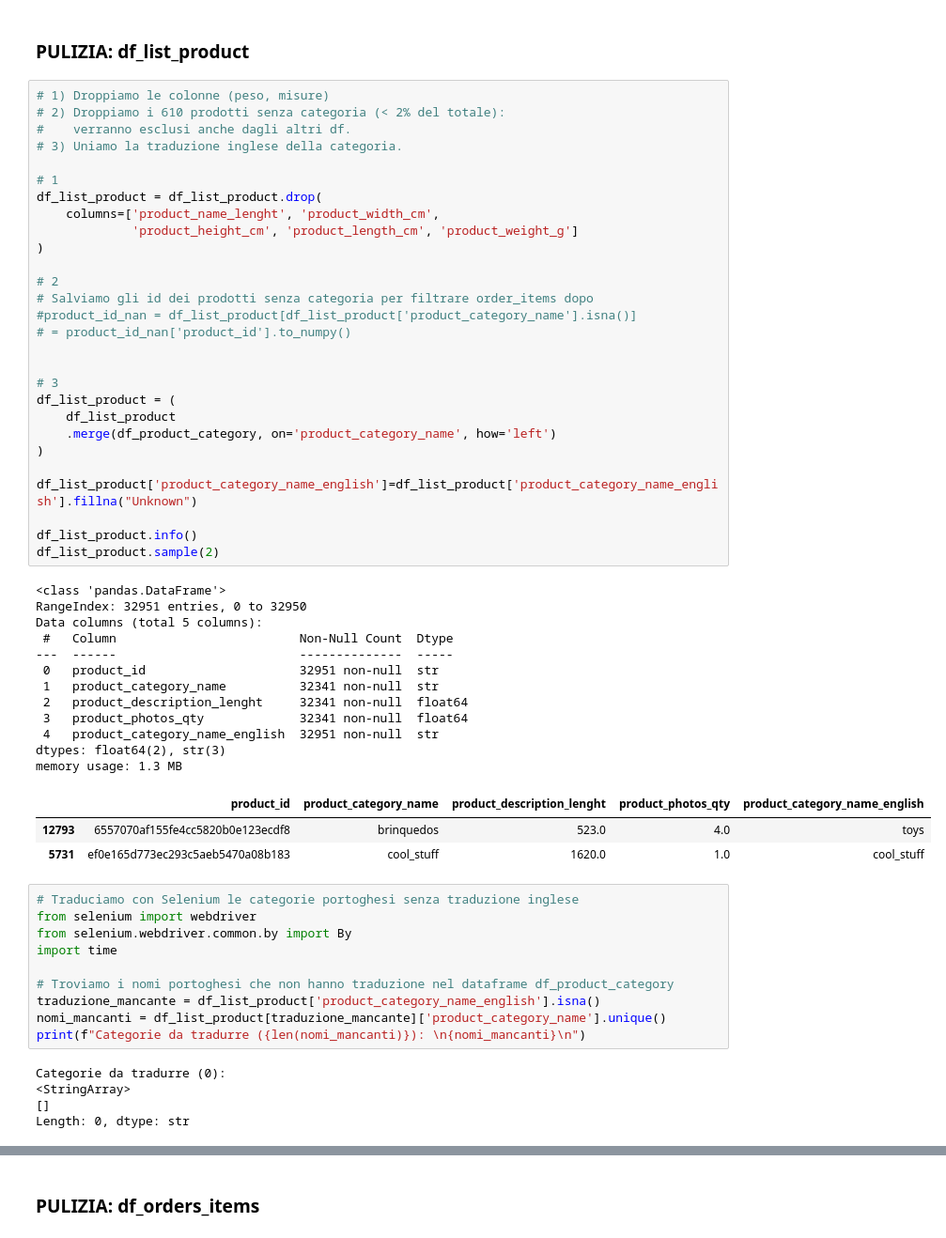
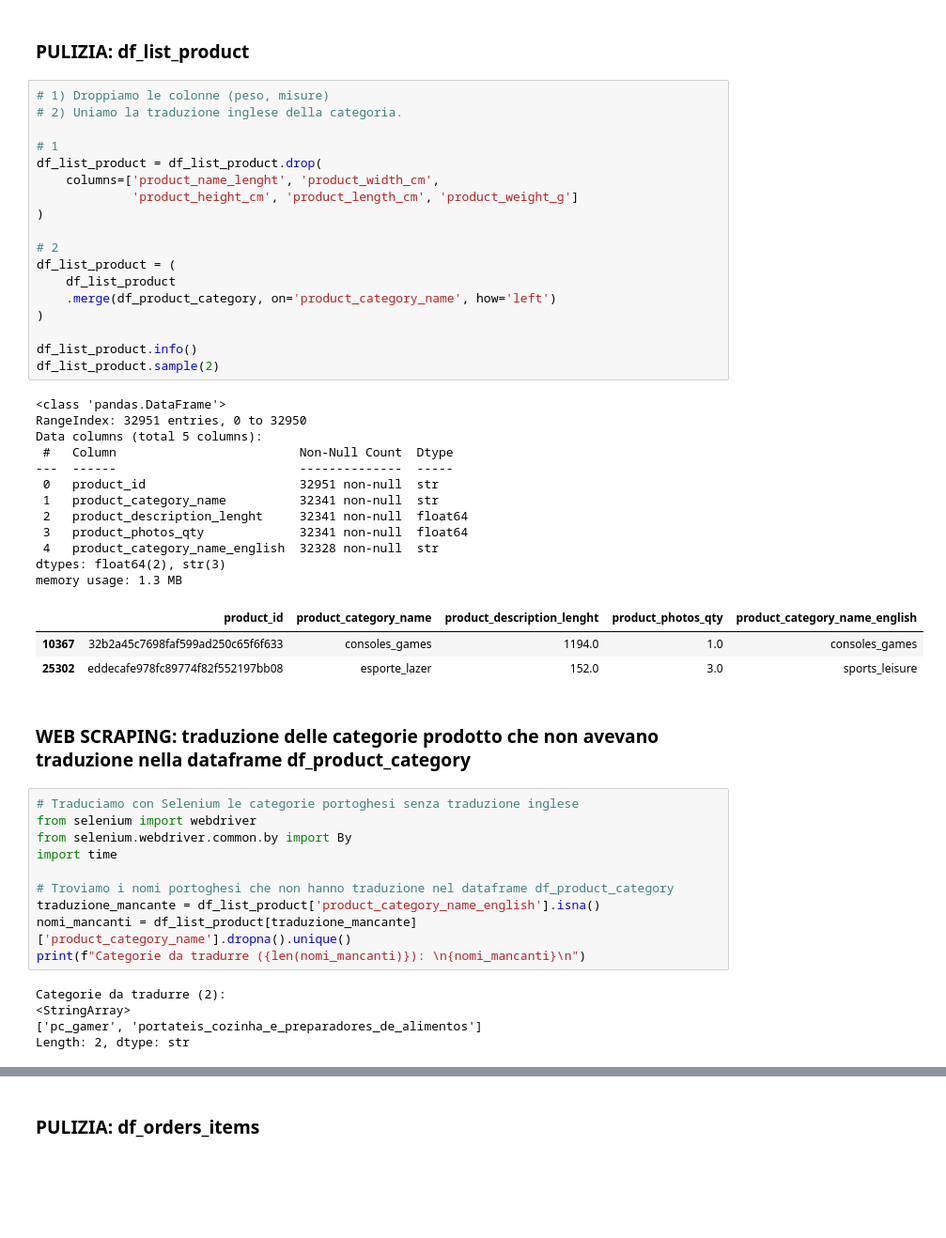
Before and after one commit to marcozanb/final_project, a Jupyter notebook: analisi_creazione_df.ipynb, the cells around one changed output, grey strips where cells are left out. Shown at 94% size. Drawn from its saved outputs; the diff is of its cells as text; blank space fills up the shorter version.

```diff
--- a/analisi_creazione_df.ipynb
+++ b/analisi_creazione_df.ipynb
@@ -74,48 +74,40 @@ Nessun valore nullo
 ### PULIZIA: df_list_product
 # %%
 # 1) Droppiamo le colonne (peso, misure)
-# 2) Droppiamo i 610 prodotti senza categoria (< 2% del totale):
-#    verranno esclusi anche dagli altri df.
-# 3) Uniamo la traduzione inglese della categoria.
+# 2) Uniamo la traduzione inglese della categoria.
 
 # 1
 df_list_product = df_list_product.drop(
     columns=['product_name_lenght', 'product_width_cm',
              'product_height_cm', 'product_length_cm', 'product_weight_g']
 )
 
 # 2
-# Salviamo gli id dei prodotti senza categoria per filtrare order_items dopo
-#product_id_nan = df_list_product[df_list_product['product_category_name'].isna()]
-# = product_id_nan['product_id'].to_numpy()
-
-
-# 3
 df_list_product = (
     df_list_product
     .merge(df_product_category, on='product_category_name', how='left')
 )
 
-df_list_product['product_category_name_english']=df_list_product['product_category_name_english'].fillna("Unknown")
-
 df_list_product.info()
 df_list_product.sample(2)
 # %% [output]
 <class 'pandas.DataFrame'>
 RangeIndex: 32951 entries, 0 to 32950
 Data columns (total 5 columns):
  #   Column                         Non-Null Count  Dtype
 ---  ------                         --------------  -----
  0   product_id                     32951 non-null  str
  1   product_category_name          32341 non-null  str
  2   product_description_lenght     32341 non-null  float64
  3   product_photos_qty             32341 non-null  float64
- 4   product_category_name_english  32951 non-null  str
+ 4   product_category_name_english  32328 non-null  str
 dtypes: float64(2), str(3)
 memory usage: 1.3 MB
 |  | product_id | product_category_name | product_description_lenght | product_photos_qty | product_category_name_english |
-| 12793 | 6557070af155fe4cc5820b0e123ecdf8 | brinquedos | 523.0 | 4.0 | toys |
-| 5731 | ef0e165d773ec293c5aeb5470a08b183 | cool_stuff | 1620.0 | 1.0 | cool_stuff |
+| 10367 | 32b2a45c7698faf599ad250c65f6f633 | consoles_games | 1194.0 | 1.0 | consoles_games |
+| 25302 | eddecafe978fc89774f82f552197bb08 | esporte_lazer | 152.0 | 3.0 | sports_leisure |
+# %% [markdown]
+### WEB SCRAPING: traduzione delle categorie prodotto che non avevano traduzione nella dataframe df_product_category
 # %%
 # Traduciamo con Selenium le categorie portoghesi senza traduzione inglese
 from selenium import webdriver
@@ -124,13 +116,13 @@ import time
 
 # Troviamo i nomi portoghesi che non hanno traduzione nel dataframe df_product_category
 traduzione_mancante = df_list_product['product_category_name_english'].isna()
-nomi_mancanti = df_list_product[traduzione_mancante]['product_category_name'].unique()
+nomi_mancanti = df_list_product[traduzione_mancante]['product_category_name'].dropna().unique()
 print(f"Categorie da tradurre ({len(nomi_mancanti)}): \n{nomi_mancanti}\n")
 # %% [output]
-Categorie da tradurre (0):
+Categorie da tradurre (2):
 <StringArray>
-[]
-Length: 0, dtype: str
+['pc_gamer', 'portateis_cozinha_e_preparadores_de_alimentos']
+Length: 2, dtype: str
 # %%
 # Apre Google Translate nel browser e restituisce la traduzione
 # dal portoghese all'inglese del testo passato, formattata in snake_case.
```
Also changed, not shown: parts of 21 cells of this notebook, 3 other files.
